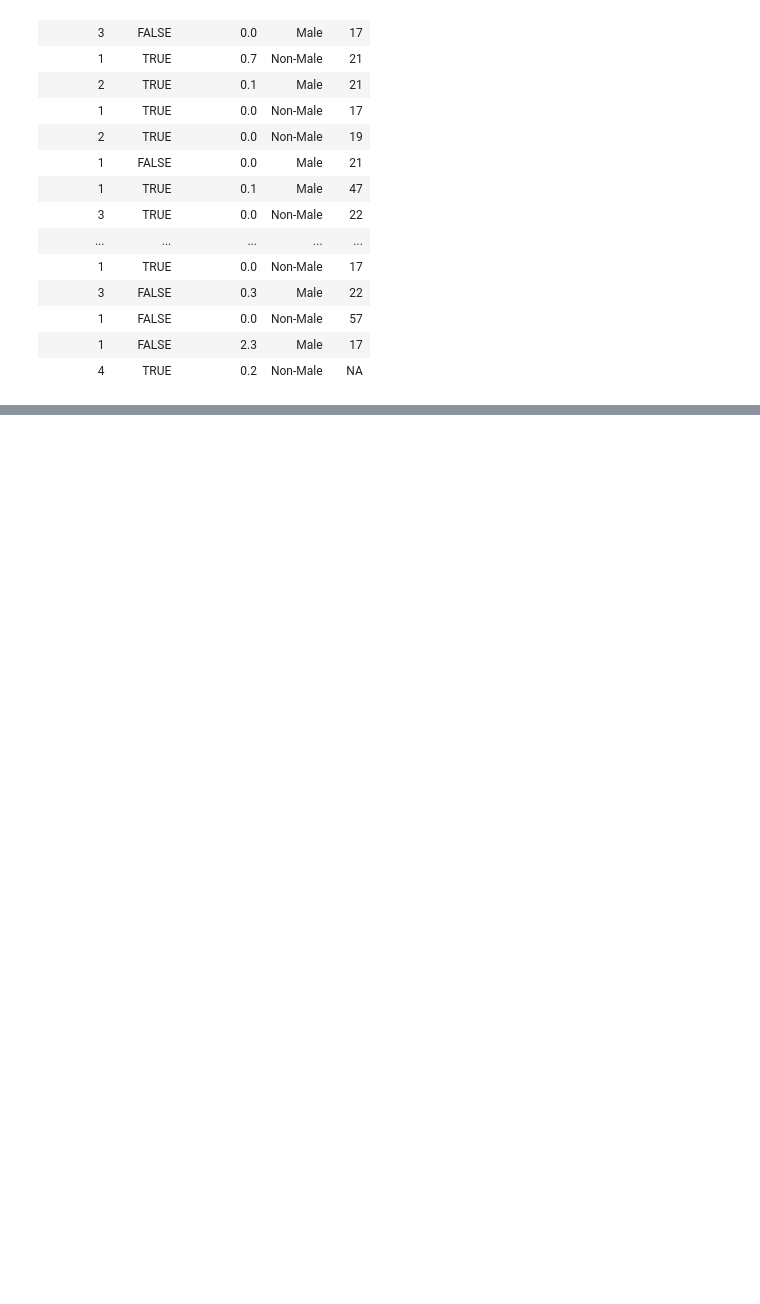
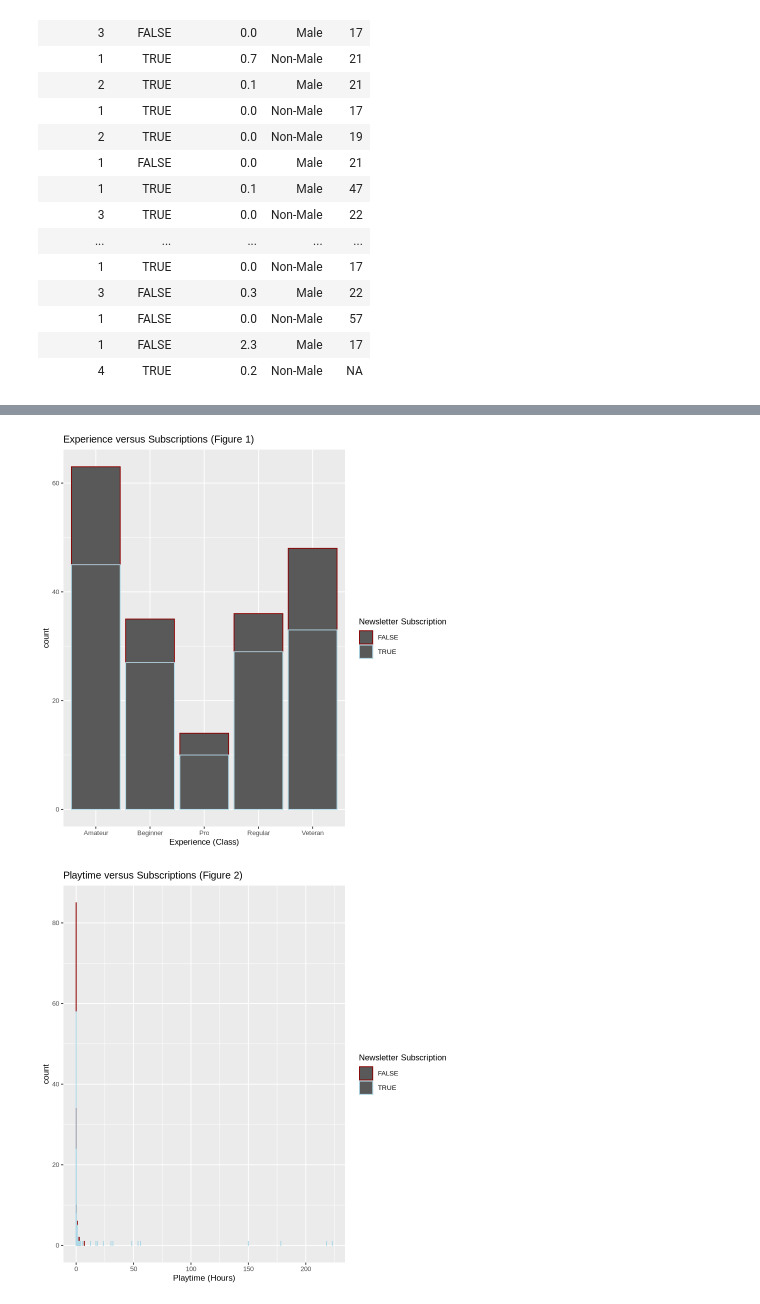
Before and after one commit to raywu255/DSCI-Project-Final-Report, a Jupyter notebook: Final Project.ipynb, the cells around one changed output, grey strips where cells are left out. Cells and saved outputs as stored; diff of their text form; code cells hidden in the pictures; blank space fills up the shorter version.

Commit message:
2nd plot + summary
re-added plot and summary details

```diff
--- a/Final Project.ipynb
+++ b/Final Project.ipynb
@@ -116,16 +117,33 @@ We have seven variables: "experience" "subscribe" "hashedEmail" "played_hours" "
 # %%
 #exploratory visualization/graphs
 
 #Plotting experience versus subscriptions
-experience_plot <- players|>
+experience_plot <- players_data|>
   ggplot(aes(x = experience, color = subscribe)) +
   geom_bar() +
   labs(x = "Experience (Class)",
        color = "Newsletter Subscription") +
-  scale_color_manual(values = c("darkRed", "lightblue")) +
+  scale_color_manual(values = c("darkRed", "green")) +
+ggtitle("Experience versus Subscriptions (Figure 1)") +
   theme(text = element_text(size = 10))
 
 experience_plot
+
+
+#Plotting playtime versus subscriptions
+playtime_plot <- players_data|>
+  ggplot(aes(x = played_hours, color = subscribe)) +
+  geom_bar() +
+  labs(x = "Playtime (Hours)",
+       color = "Newsletter Subscription") +
+  scale_color_manual(values = c("darkRed", "green")) +
+ggtitle("Playtime versus Subscriptions (Figure 2)") +
+  theme(text = element_text(size = 10))
+
+playtime_plot
+# %% [output]
+[figure, added]
+[figure, added]
 # %%
 #analysis
 # %%
```
Also changed, not shown: parts of 2 cells of this notebook.
